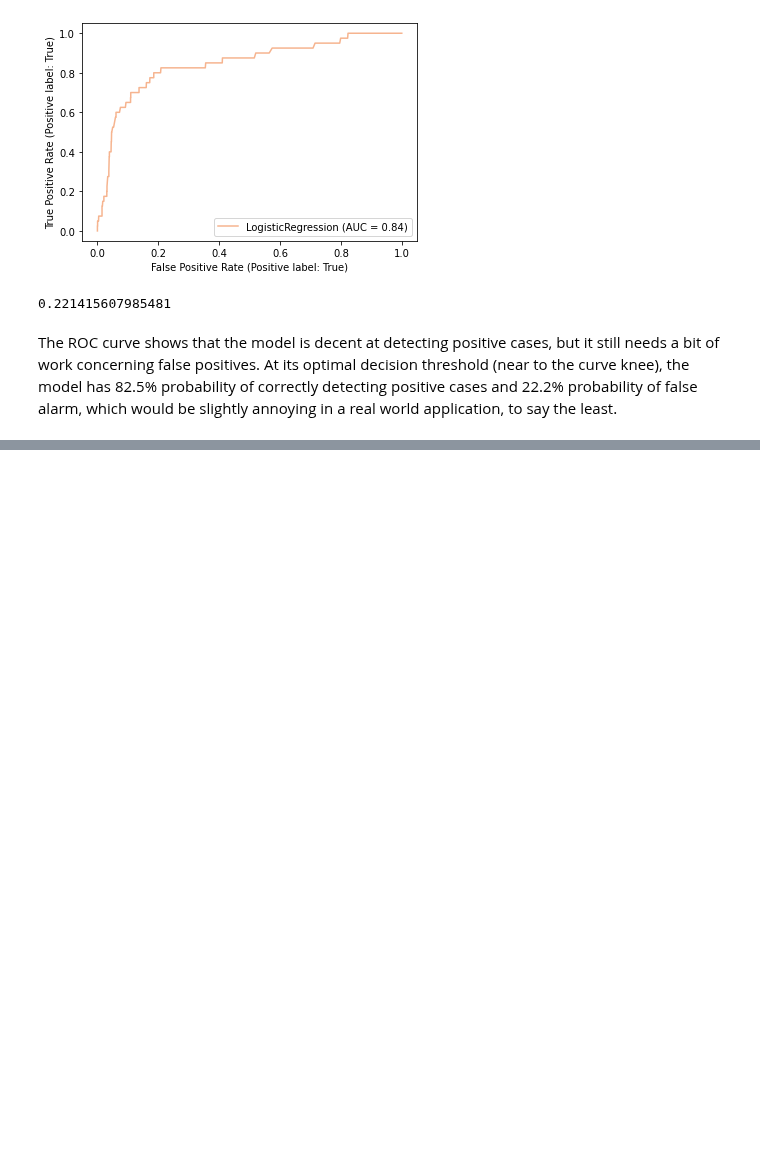
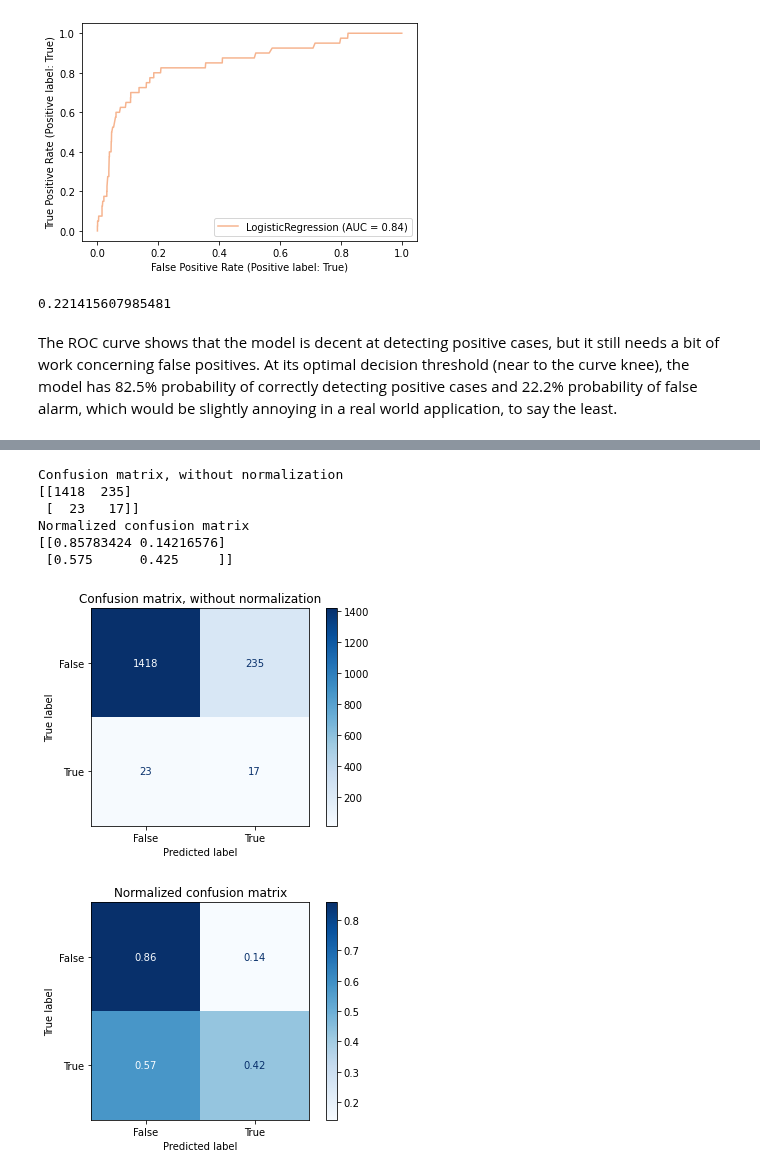
Before and after one commit to brunoarine/substance-problem-study, a Jupyter notebook: notebooks/project.ipynb, the cells around one changed output, grey strips where cells are left out. Saved outputs shown, nothing was run; the diff lists cells and outputs as text; code cells hidden in the pictures; blank space fills up the shorter version.

Commit message:
feat: Implement grid search and RandomForestClassifier

```diff
--- a/notebooks/project.ipynb
+++ b/notebooks/project.ipynb
@@ -698,0 +706,6 @@ The ROC curve shows that the model is decent at detecting positive cases, but it
+# %%
+# The more estimators the better, until a certain point. Let's start with 500.
+forest = RandomForestClassifier(n_estimators=500, max_depth=3)
+
+forest.fit(X_train, y_train)
+print("Random Forest auROC:", roc_auc_score(y_test, forest.predict_proba(X_test)[:,1]))
@@ -698,0 +755,25 @@ The ROC curve shows that the model is decent at detecting positive cases, but it
+# %%
+from sklearn.metrics import plot_confusion_matrix
+# Plot non-normalized confusion matrix
+titles_options = [("Confusion matrix, without normalization", None),
+                  ("Normalized confusion matrix", 'true')]
+for title, normalize in titles_options:
+    disp = plot_confusion_matrix(forest, X_test, y_test,
+                                # display_labels=class_names,
+                                 cmap=plt.cm.Blues,
+                                 normalize=normalize)
+    disp.ax_.set_title(title)
+
+    print(title)
+    print(disp.confusion_matrix)
+
+plt.show()
+# %% [output]
+Confusion matrix, without normalization
+[[1418  235]
+ [  23   17]]
+Normalized confusion matrix
+[[0.85783424 0.14216576]
+ [0.575      0.425     ]]
+[figure, added]
+[figure, added]
```
Also changed, not shown: parts of 10 cells of this notebook, 9 other files.
